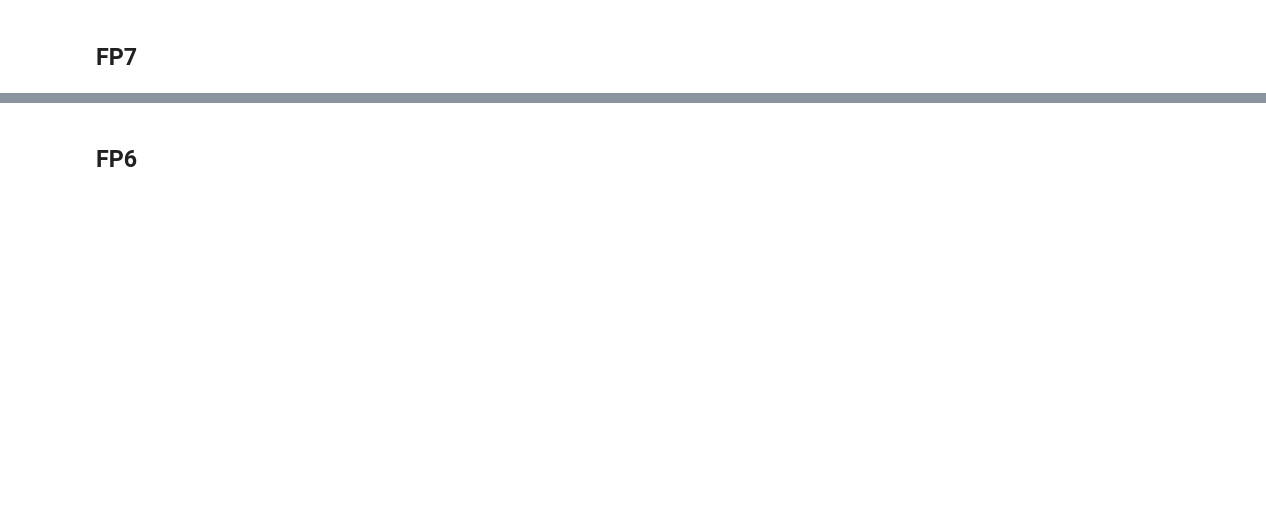
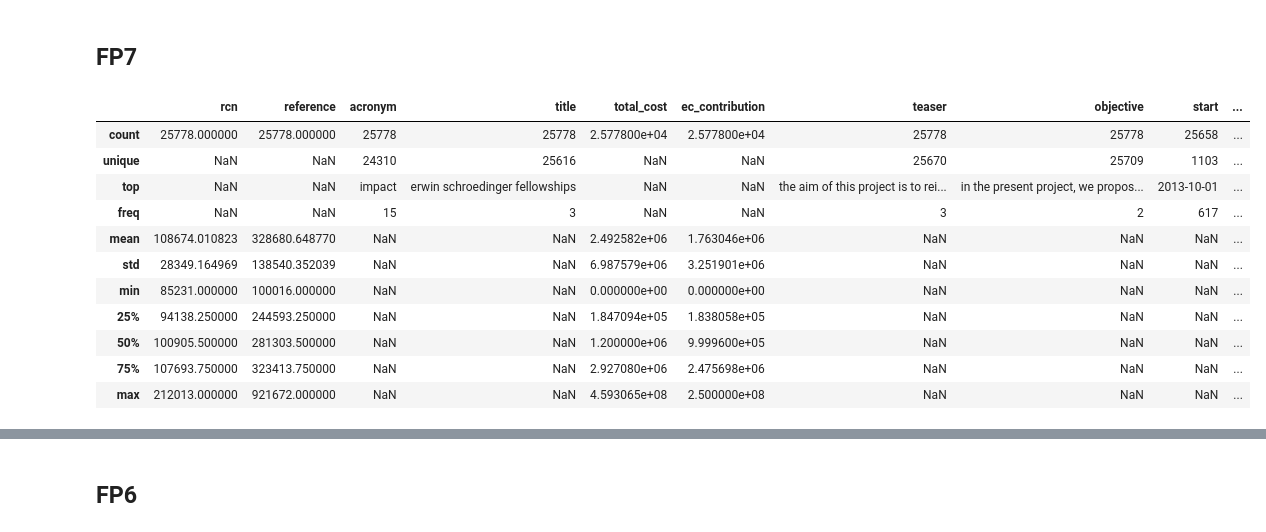
Before and after one commit to andremann/proj-net, a Jupyter notebook: notebooks/02-Network-analysis.ipynb, the cells around one changed output, grey strips where cells are left out. Drawn from its saved outputs; the diff is of its cells as text; code cells hidden in the pictures; blank space fills up the shorter version.

```diff
--- a/notebooks/02-Network-analysis.ipynb
+++ b/notebooks/02-Network-analysis.ipynb
@@ -36,8 +50,21 @@ h2020_organisations.columns = ['rcn', 'org_id', 'org_rcn', 'order', 'org_type',
 # %%
 fp7_projects = pd.read_csv('../data/processed/fp7-projects.csv', delimiter='\t', header=None)
 fp7_projects.columns = ['rcn', 'reference', 'acronym', 'title', 'total_cost', 'ec_contribution',
                     'teaser', 'objective', 'start', 'end', 'status']
-# fp7_projects.head()
+fp7_projects.describe(include='all')
+# %% [output]
+|  | rcn | reference | acronym | title | total_cost | ec_contribution | teaser | objective | start | ... |
+| count | 25778.000000 | 25778.000000 | 25778 | 25778 | 2.577800e+04 | 2.577800e+04 | 25778 | 25778 | 25658 | ... |
+| unique | NaN | NaN | 24310 | 25616 | NaN | NaN | 25670 | 25709 | 1103 | ... |
+| top | NaN | NaN | impact | erwin schroedinger fellowships | NaN | NaN | the aim of this project is to rei... | in the present project, we propos... | 2013-10-01 | ... |
+| freq | NaN | NaN | 15 | 3 | NaN | NaN | 3 | 2 | 617 | ... |
+| mean | 108674.010823 | 328680.648770 | NaN | NaN | 2.492582e+06 | 1.763046e+06 | NaN | NaN | NaN | ... |
+| std | 28349.164969 | 138540.352039 | NaN | NaN | 6.987579e+06 | 3.251901e+06 | NaN | NaN | NaN | ... |
+| min | 85231.000000 | 100016.000000 | NaN | NaN | 0.000000e+00 | 0.000000e+00 | NaN | NaN | NaN | ... |
+| 25% | 94138.250000 | 244593.250000 | NaN | NaN | 1.847094e+05 | 1.838058e+05 | NaN | NaN | NaN | ... |
+| 50% | 100905.500000 | 281303.500000 | NaN | NaN | 1.200000e+06 | 9.999600e+05 | NaN | NaN | NaN | ... |
+| 75% | 107693.750000 | 323413.750000 | NaN | NaN | 2.927080e+06 | 2.475698e+06 | NaN | NaN | NaN | ... |
+| max | 212013.000000 | 921672.000000 | NaN | NaN | 4.593065e+08 | 2.500000e+08 | NaN | NaN | NaN | ... |
 # %%
 fp7_organisations = pd.read_csv('../data/processed/fp7-organisations.csv', delimiter='\t', header=None)
 fp7_organisations.columns = ['rcn', 'org_id', 'org_rcn', 'order', 'org_type',
```
Also changed, not shown: parts of 16 cells of this notebook, 2 other files.
